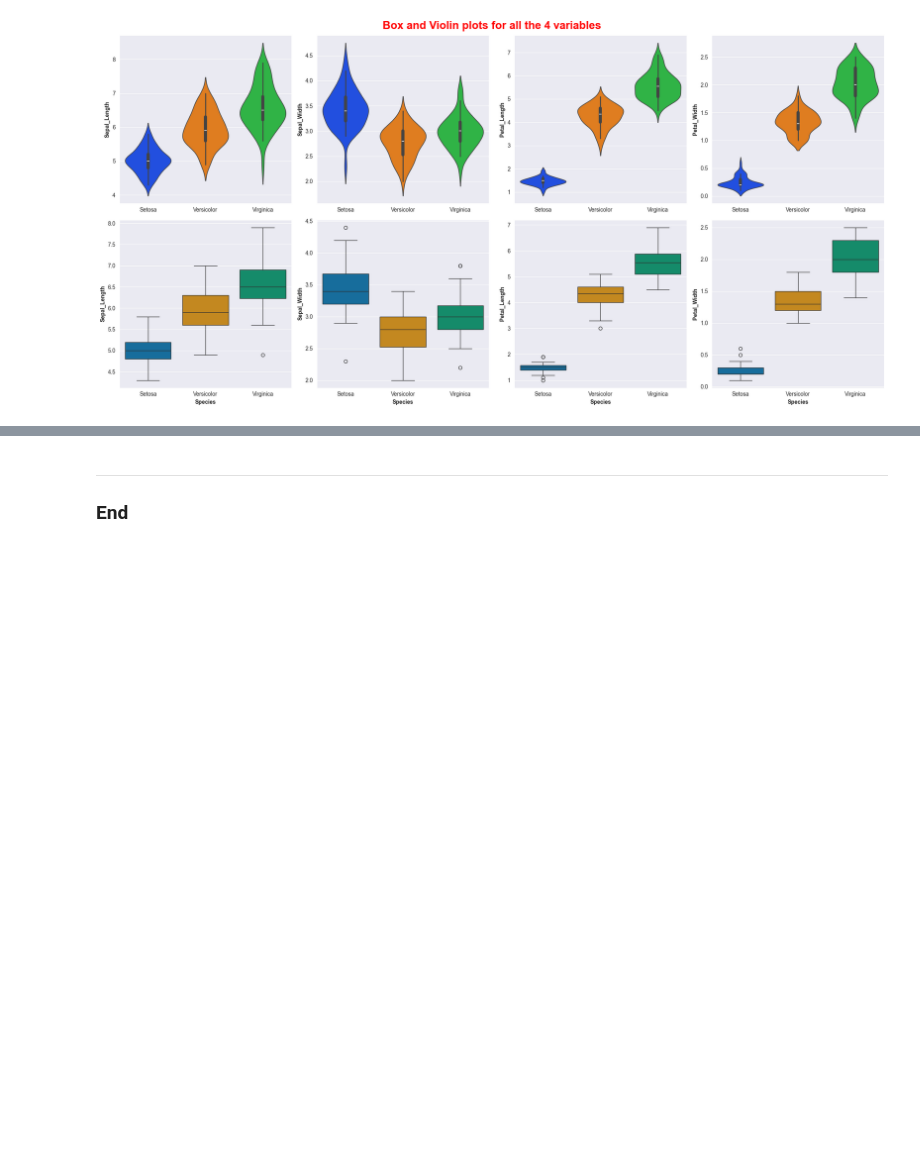
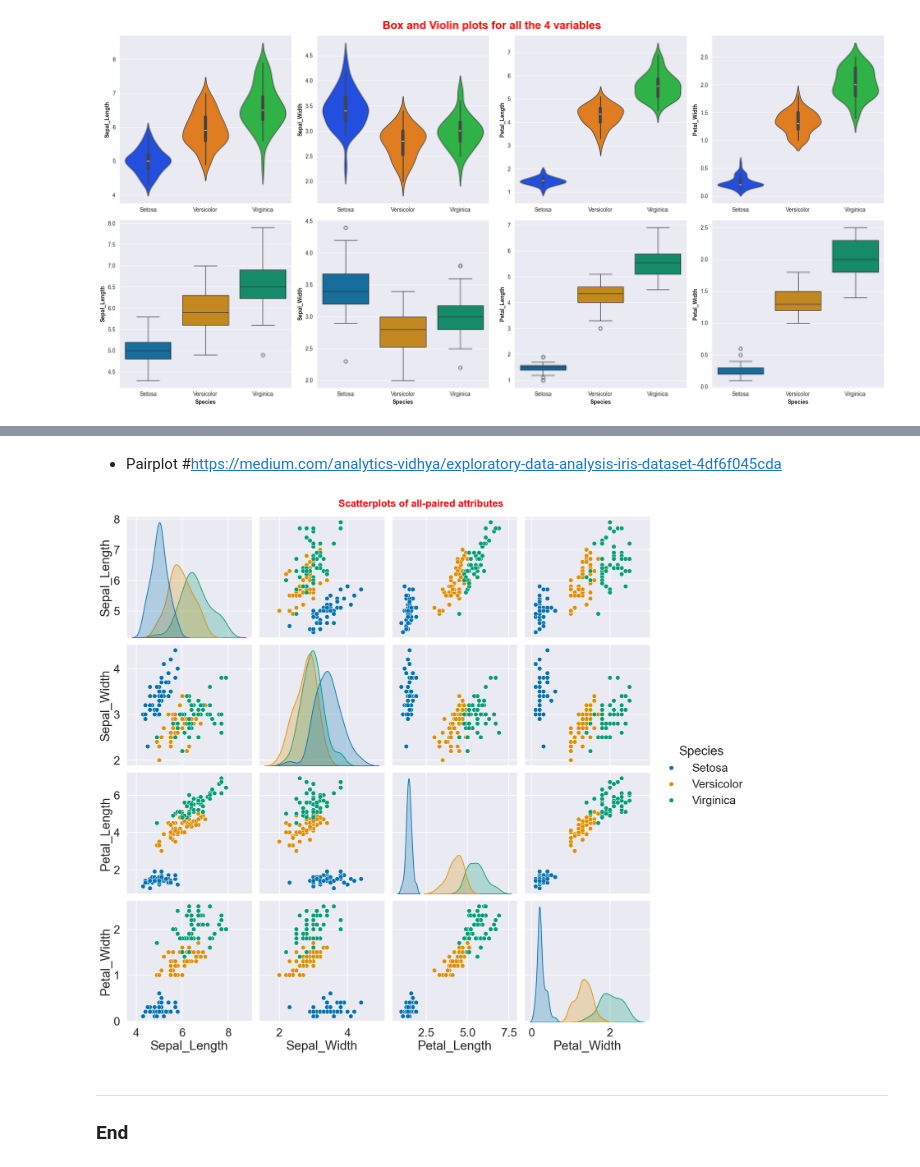
Before and after one commit to Cecilia8989/fund_data_analysis, a Jupyter notebook: project.ipynb, the cells around one changed output, grey strips where cells are left out. Saved outputs shown, nothing was run; the diff lists cells and outputs as text; code cells hidden in the pictures; blank space fills up the shorter version.

```diff
--- a/project.ipynb
+++ b/project.ipynb
@@ -638,3 +746,18 @@ plt.savefig('Plot4_BoxAndViolinPlot.png')
+# %% [markdown]
+- Pairplot
+#https://medium.com/analytics-vidhya/exploratory-data-analysis-iris-dataset-4df6f045cda
+# %%
+# Create a scatterplot of Scatterplots of all-paired attributes
+# Set the context for the plot, adjusting the size of the labels and fonts
+sns.set_context("paper", rc={"axes.labelsize":20})
+sns.set_context("talk", font_scale=1.4)
+# Create a pairplot of the dataset
+sns.pairplot(iris,hue='Species', height=4, palette = 'colorblind')
+# Add a title to the entire figure, adjust the top margin and save the figure
+plt.suptitle("Scatterplots of all-paired attributes", fontsize=20, fontweight='bold', color = 'red')
+plt.subplots_adjust(top=0.95)
+# %% [output]
+[figure, added]
 # %% [markdown]
 ***
 
```
Also changed, not shown: parts of 6 cells of this notebook, 1 other file.
